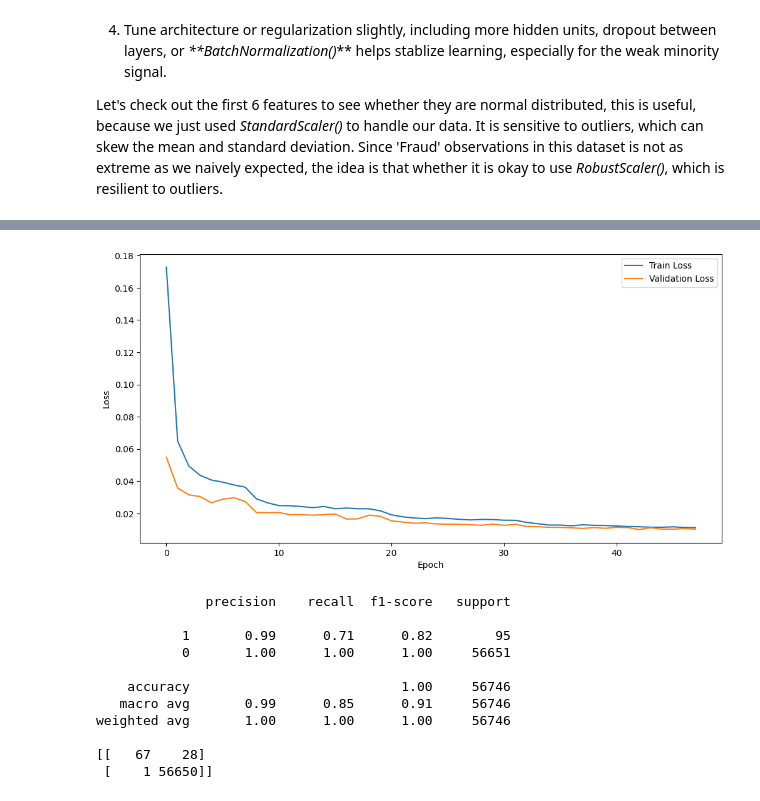
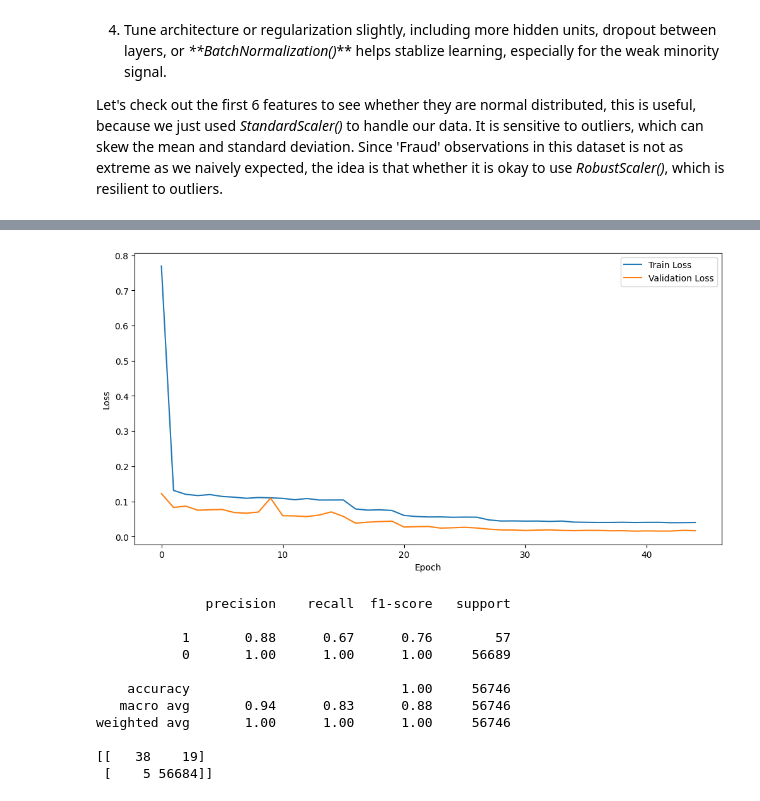
Before and after one commit to zcry332/Neural_Network, a Jupyter notebook: NN_BankingProject_G3.ipynb, the cells around one changed output, grey strips where cells are left out. Cells and saved outputs as stored; diff of their text form; code cells hidden in the pictures.

```diff
--- a/NN_BankingProject_G3.ipynb
+++ b/NN_BankingProject_G3.ipynb
@@ -263,5 +262,5 @@ plt.show()
 scaler = StandardScaler()
 
 # Fit the scaler on the training data and transform both training and test data
-X_temp_scaled = scaler.fit_transform(X_train)
+X_train_scaled = scaler.fit_transform(X_train)
 X_test_scaled = scaler.transform(X_test)
@@ -462,3 +473,20 @@ def create_FFNN_v2(input_dim, loss_function):
   # compile the model with Adam, standard BCE
   model = compile_model(model, loss_function)
   return model
+# %%
+# recombine the dataset from previously X, y which have dropped original Time and Amount
+df_combined = pd.concat([X,y], axis=1)
+
+# sort the time on daily 24 hours basis to prepare later split due to this feature
+df_sorted = df_combined.sort_values(by='norm_time').reset_index(drop=True)
+
+# Determine the split point for the latest 20% of data in terms of time for testing
+split_mask = int(len(df_sorted)* 0.8)
+
+# Manually split the sorted DataFrame into training and testing sets based on time
+X_sorted_train = df_sorted.iloc[:split_mask].drop('Class', axis = 1)
+y_sorted_train = df_sorted.iloc[:split_mask]['Class']
+X_sorted_test = df_sorted.iloc[split_mask:].drop('Class', axis = 1)
+y_sorted_test = df_sorted.iloc[split_mask:]['Class']
+
+print(f'Preview of X_sorted_train:\n {X_sorted_train.tail(10)}')
@@ -559,0 +762,21 @@ Confusion Matrix:
+# %%
+X_sorted_train_scaled = robscaler.fit_transform(X_sorted_train)
+X_sorted_test_scaled = robscaler.transform(X_sorted_test)
+
+X_train_sm_data, y_train_sm_data = smote.fit_resample(X_sorted_train_scaled, y_sorted_train)
+
+model_ffnn_v2 = create_FFNN_v2(X_sorted_train_scaled.shape[1], 'binary_crossentropy')
+
+model2 = compile_model(model_ffnn_v2, 'binary_crossentropy')
+
+model2.summary()
+
+# Train the model
+history_ffnn_v2 = model2.fit(
+    X_train_sm_data,
+    y_train_sm_data,
+    epochs=50,  # You can adjust the number of epochs
+    batch_size=128,
+    validation_split = 0.05, # You can adjust the batch size # Using a validation split for monitoring
+    callbacks=[early_stopping, reduce_lr]# Add class weights here
+)
@@ -560,29 +854,31 @@ Confusion Matrix:
 # %%
-plot_loss(hist_v2)
+plot_loss(history_ffnn_v2 )
 # %% [output]
-[figure, old version]
+[figure, new version]
 # %%
 # addtionally I want to initial a randomforest to see if clustering would identify the fraud more better
 from sklearn.ensemble import RandomForestClassifier
-X_train_robscaled = robscaler.fit_transform(X_train)
-X_test_robscaled = robscaler.transform(X_test)
 
-rf = RandomForestClassifier(n_estimators=100, random_state=RANDOM_SEED, class_weight='balanced')
-rf.fit(X_train_robscaled, y_train)
+rf = RandomForestClassifier(n_estimators=500,
+                            random_state=RANDOM_SEED,
+                            class_weight='balanced',
+                            n_jobs= -1,
+                            criterion = 'gini')
+rf.fit(X_sorted_train, y_sorted_train)
 
 
-print(classification_report(y_test, rf.predict(X_test_robscaled),labels=[1,0]))
-print(confusion_matrix(y_test, rf.predict(X_test_robscaled), labels=[1,0]))
+print(classification_report(y_sorted_test, rf.predict(X_sorted_test),labels=[1,0]))
+print(confusion_matrix(y_sorted_test, rf.predict(X_sorted_test), labels=[1,0]))
 # %% [output]
               precision    recall  f1-score   support
 
-           1       0.99      0.71      0.82        95
-           0       1.00      1.00      1.00     56651
+           1       0.88      0.67      0.76        57
+           0       1.00      1.00      1.00     56689
 
     accuracy                           1.00     56746
-   macro avg       0.99      0.85      0.91     56746
+   macro avg       0.94      0.83      0.88     56746
 weighted avg       1.00      1.00      1.00     56746
 
-[[   67    28]
- [    1 56650]]
+[[   38    19]
+ [    5 56684]]
 # %%
```
Also changed, not shown: parts of 30 cells of this notebook.
